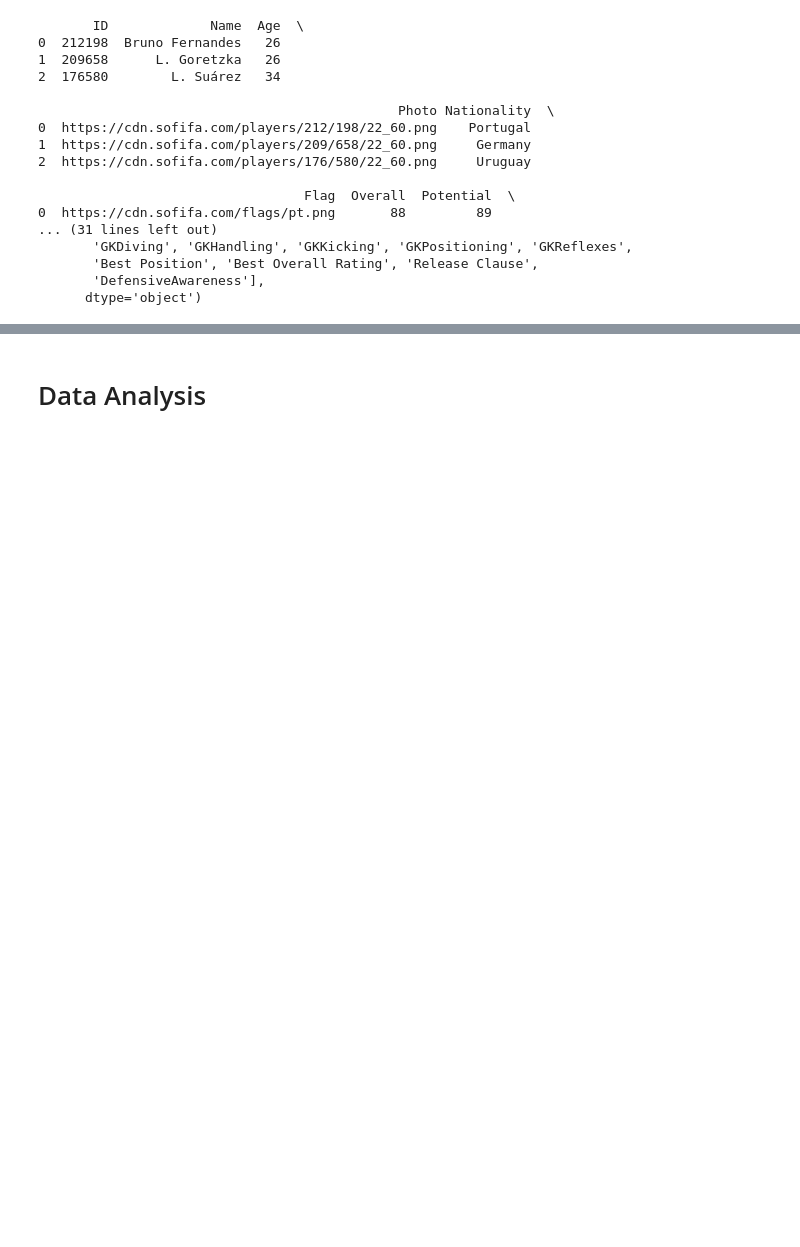
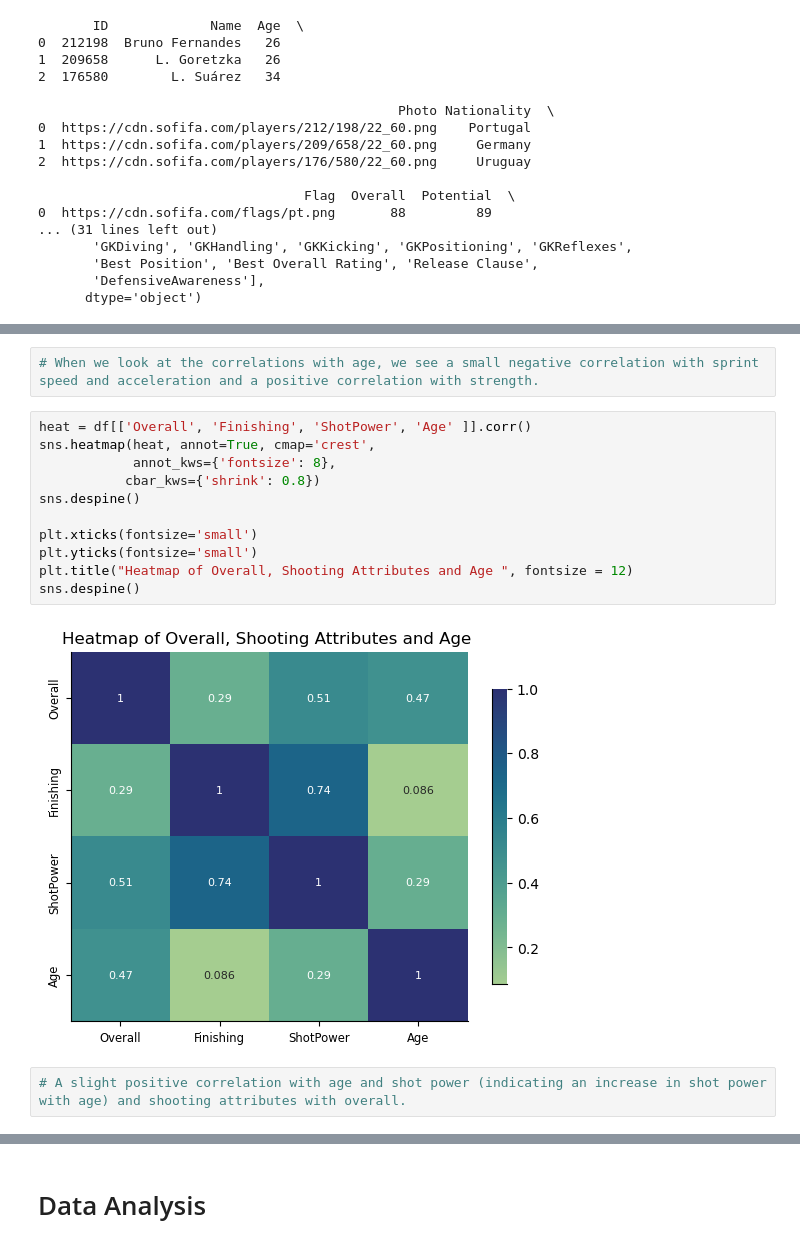
Before and after one commit to ubco-W2022T1-cosc301/project-group28, a Jupyter notebook: notebooks/analysis3.ipynb, the cells around one changed output, grey strips where cells are left out. Drawn from its saved outputs; the diff is of its cells as text; blank space fills up the shorter version.

```diff
--- a/notebooks/analysis3.ipynb
+++ b/notebooks/analysis3.ipynb
@@ -73,0 +144,17 @@ df.columns
+# %%
+# When we look at the correlations with age, we see a small negative correlation with sprint speed and acceleration and a positive correlation with strength.
+# %%
+heat = df[['Overall', 'Finishing', 'ShotPower', 'Age' ]].corr()
+sns.heatmap(heat, annot=True, cmap='crest',
+            annot_kws={'fontsize': 8},
+           cbar_kws={'shrink': 0.8})
+sns.despine()
+
+plt.xticks(fontsize='small')
+plt.yticks(fontsize='small')
+plt.title("Heatmap of Overall, Shooting Attributes and Age ", fontsize = 12)
+sns.despine()
+# %% [output]
+[figure, added]
+# %%
+# A slight positive correlation with age and shot power (indicating an increase in shot power with age) and shooting attributes with overall.
```
Also changed, not shown: parts of 26 cells of this notebook, 1 other file.
